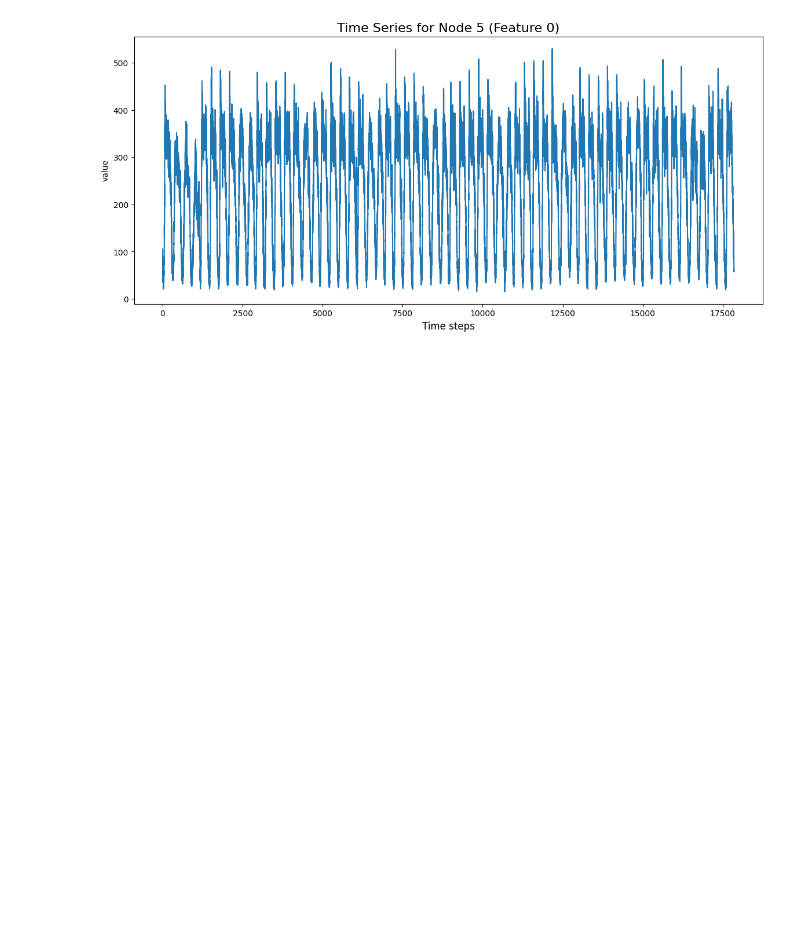
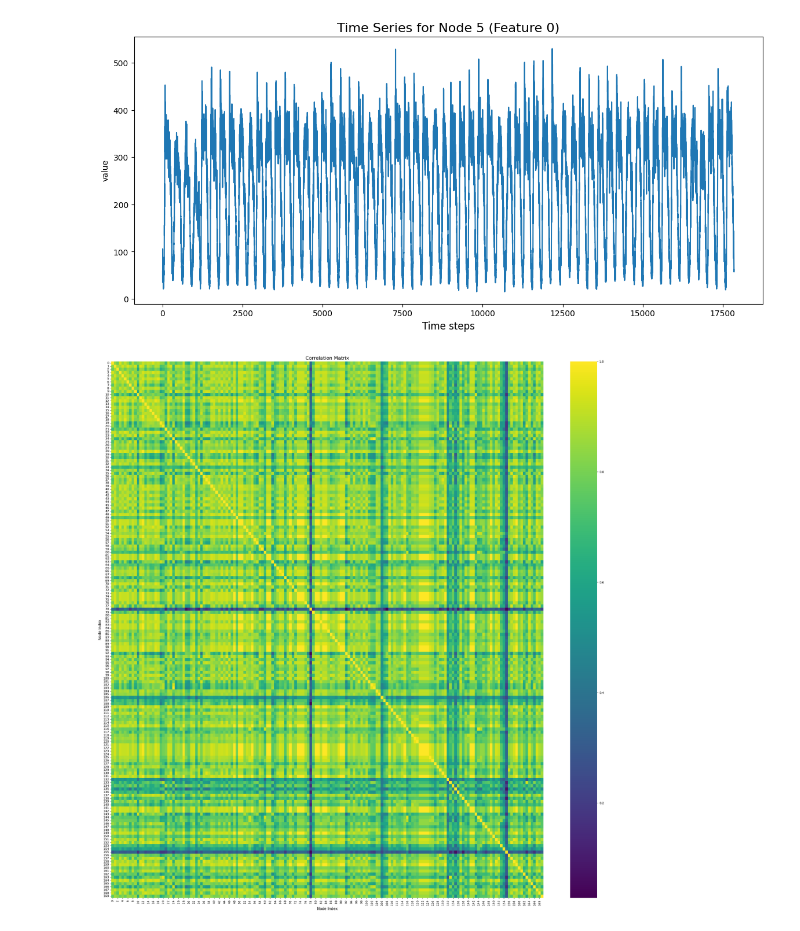
Before and after one commit to PabloMMRuiz/minerva, a Jupyter notebook: notebooks/testing-src.ipynb, the cells around one changed output. Cells and saved outputs as stored; diff of their text form; code cells hidden in the pictures; blank space fills up the shorter version.

Commit message:
Added matrix generation

```diff
--- a/notebooks/testing-src.ipynb
+++ b/notebooks/testing-src.ipynb
@@ -156,0 +159,7 @@ plot_node_time_series(data, 5)
+# %%
+pearson = PearsonCorrelationGenerator(0)
+corr = pearson.generate(data)
+# %%
+plot_adjacency_matrix_heatmap(corr, "Correlation Matrix", figsize=(32,32))
+# %% [output]
+[figure, added]
```
Also changed, not shown: parts of 6 cells of this notebook, 11 other files.
